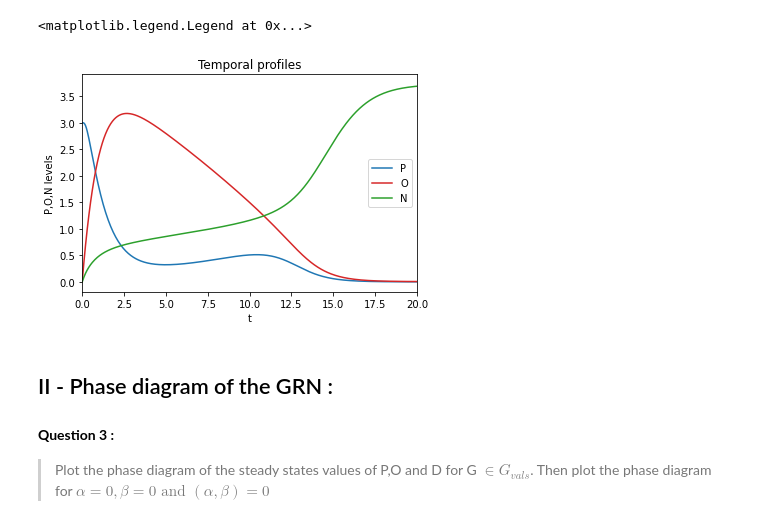
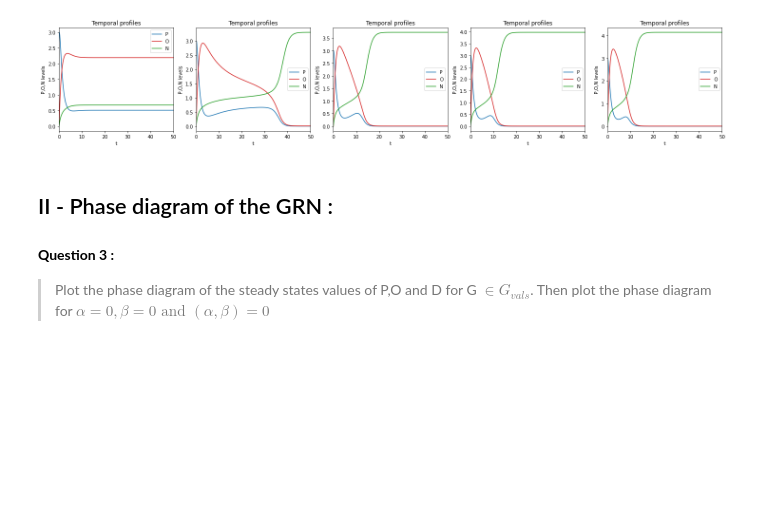
Before and after one commit to hturlier/M2ICFP, a Jupyter notebook: Ichbiah/TD_2-Patterning/TD_2_Patterning_correction.ipynb, the cells around one changed output. Cells and saved outputs as stored; diff of their text form; code cells hidden in the pictures; blank space fills up the shorter version.

```diff
--- a/Ichbiah/TD_2-Patterning/TD_2_Patterning_correction.ipynb
+++ b/Ichbiah/TD_2-Patterning/TD_2_Patterning_correction.ipynb
@@ -68,37 +76,39 @@ m = 1
 # %%
 import numpy as np
 import matplotlib.pyplot as plt
 tfinal = 50
 npoints = 1000
 timepoints = np.linspace(0,tfinal,npoints)
 G=3
-P=np.zeros(npoints)
-O=np.zeros(npoints)
-N=np.zeros(npoints)
+fig,ax =plt.subplots(1,5,figsize=(25,4))
 
-dt = timepoints[1]-timepoints[0]
+for i,G in enumerate([1,2,3,4,5]) :
+    P=np.zeros(npoints)
+    O=np.zeros(npoints)
+    N=np.zeros(npoints)
+
+    dt = timepoints[1]-timepoints[0]
 
 
-for t in range(npoints):
-    if t==0 :
-        P[t]=3
-        continue
+    for t in range(npoints):
+        if t==0 :
+            P[t]=3
+            continue
 
-    P[t] = P[t-1]*(1-k1*dt) + dt* (alpha)/( 1 + N[t-1]**h1 + O[t-1]**h2  )
-    O[t] = O[t-1]*(1-k2*dt) + dt* (beta*G)/(1+G)/(1+N[t-1]**h3)
-    N[t] = N[t-1]*(1-k3*dt) + dt* (gamma*G)/(1+G)/(1 + O[t-1]**h4 + P[t-1]**h5)
+        P[t] = P[t-1]*(1-k1*dt) + dt* (alpha)/( 1 + N[t-1]**h1 + O[t-1]**h2  )
+        O[t] = O[t-1]*(1-k2*dt) + dt* (beta*G)/(1+G)/(1+N[t-1]**h3)
+        N[t] = N[t-1]*(1-k3*dt) + dt* (gamma*G)/(1+G)/(1 + O[t-1]**h4 + P[t-1]**h5)
 
-plt.plot(timepoints,P,color='tab:blue',label='P')
-plt.plot(timepoints,O,color='tab:red',label='O')
-plt.plot(timepoints,N,color='tab:green',label='N')
-plt.title("Temporal profiles")
-plt.xlabel("t")
-plt.xlim(0,20)
-plt.ylabel("P,O,N levels")
-plt.legend()
+    ax[i].plot(timepoints,P,color='tab:blue',label='P')
+    ax[i].plot(timepoints,O,color='tab:red',label='O')
+    ax[i].plot(timepoints,N,color='tab:green',label='N')
+    ax[i].set_title("Temporal profiles")
+    ax[i].set_xlabel("t")
+    ax[i].set_xlim(0,50)
+    ax[i].set_ylabel("P,O,N levels")
+    ax[i].legend()
 # %% [output]
-<matplotlib.legend.Legend at 0x...>
-[figure, old version]
+[figure, new version]
 # %% [markdown]
 ## II - Phase diagram of the GRN :
 
```
Also changed, not shown: parts of 6 cells of this notebook, 6 other files.
